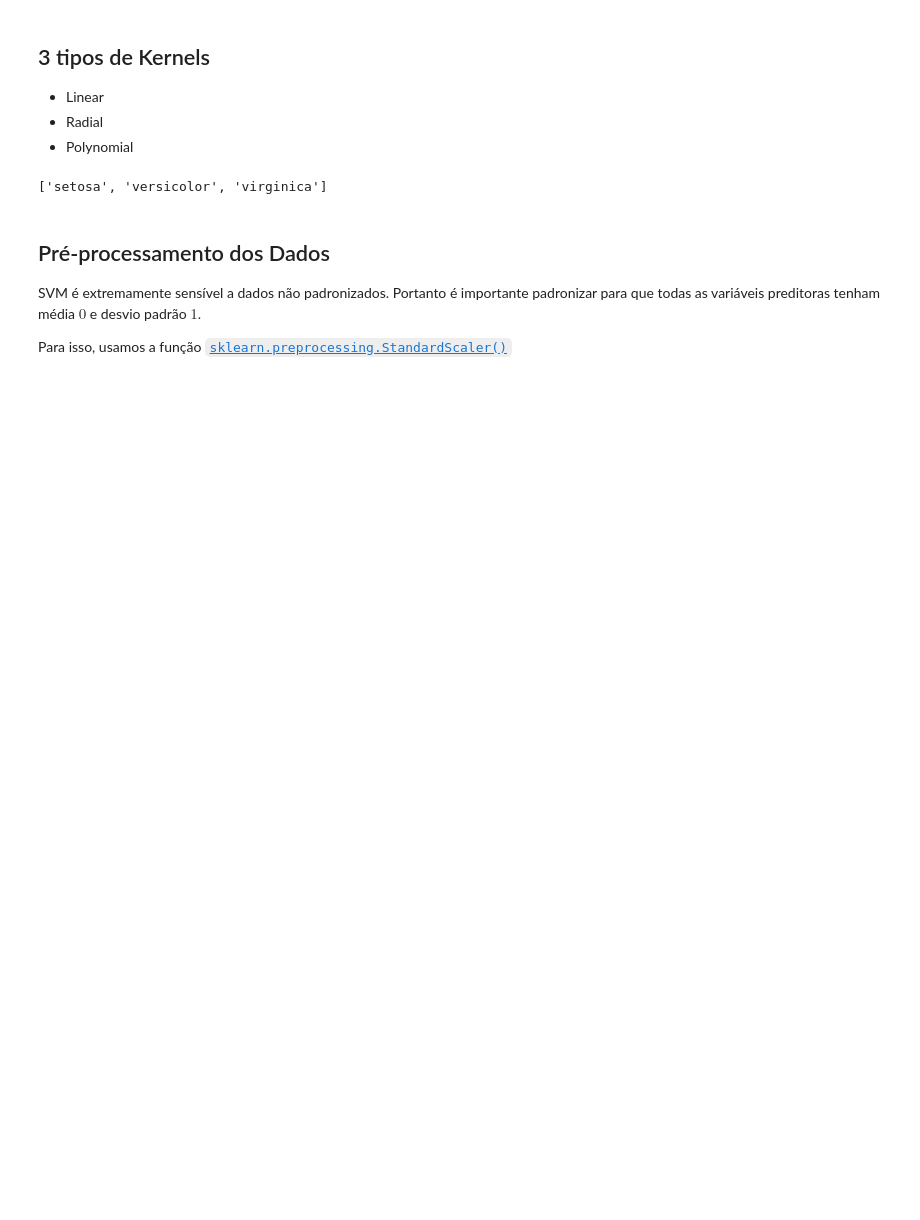
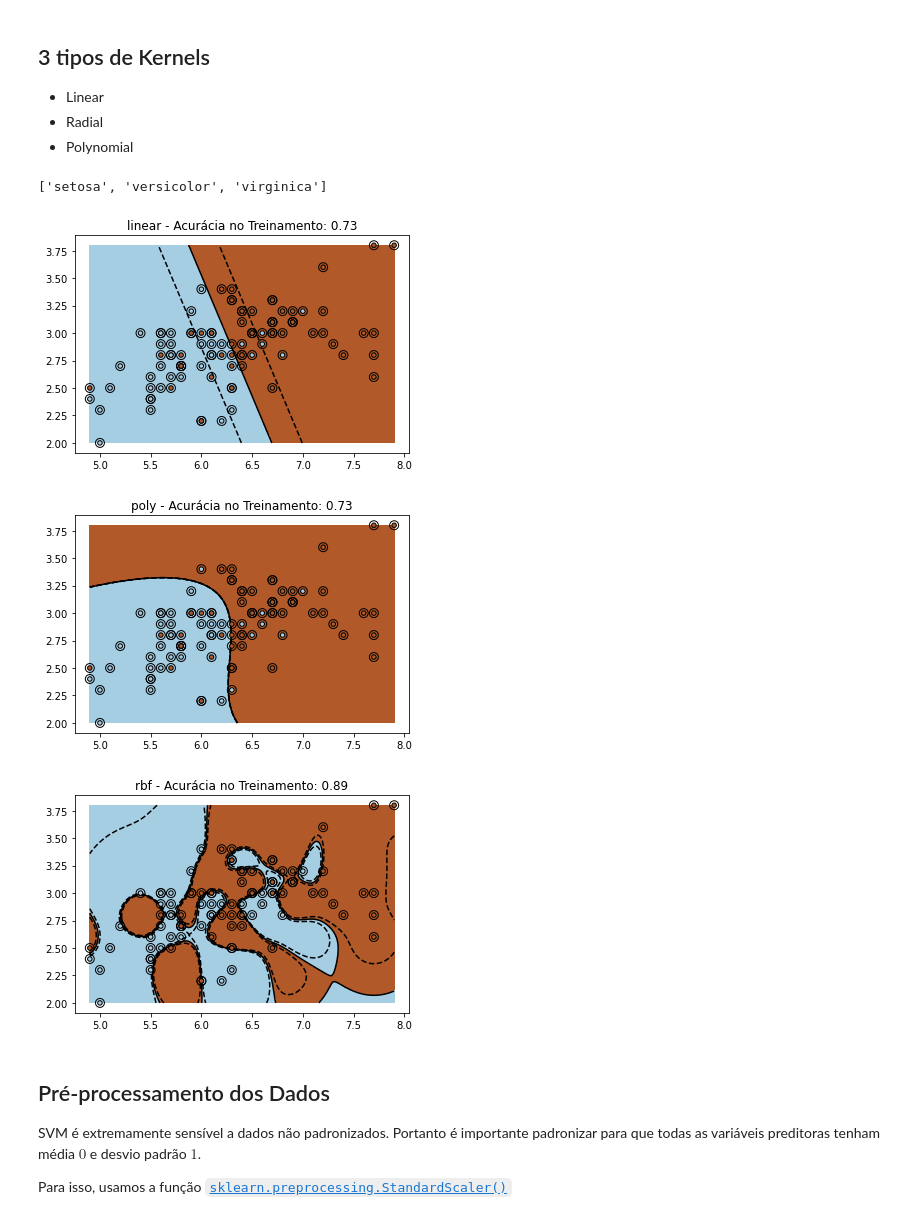
Before and after one commit to storopoli/ciencia-de-dados, a Jupyter notebook: notebooks/Aula_13_Support_Vector_Machines.ipynb, the cells around one changed output. Saved outputs shown, nothing was run; the diff lists cells and outputs as text; code cells hidden in the pictures; blank space fills up the shorter version.

```diff
--- a/notebooks/Aula_13_Support_Vector_Machines.ipynb
+++ b/notebooks/Aula_13_Support_Vector_Machines.ipynb
@@ -95,34 +95,38 @@ for kernel in ['linear', 'poly', 'rbf']:  # rbf - radial basis function
 
     plt.figure()
     plt.clf()
     plt.scatter(X[:, 0], X[:, 1], c=y, zorder=10, cmap=plt.cm.Paired,
                 edgecolor='k', s=20)
 
     # Denotar com circulo o test set
     plt.scatter(X[:, 0], X[:, 1], s=80, facecolors='none',
                 zorder=10, edgecolor='k')
 
     plt.axis('tight')
     x_min = X[:, 0].min()
     x_max = X[:, 0].max()
     y_min = X[:, 1].min()
     y_max = X[:, 1].max()
 
     XX, YY = np.mgrid[x_min:x_max:200j, y_min:y_max:200j]
     Z = clf.decision_function(np.c_[XX.ravel(), YY.ravel()])
 
     # Colocar o resultado num plot colorido
     Z = Z.reshape(XX.shape)
-    plt.pcolormesh(XX, YY, Z > 0, cmap=plt.cm.Paired)
+    plt.pcolormesh(XX, YY, Z > 0, cmap=plt.cm.Paired, shading='auto')
     plt.contour(XX, YY, Z, colors=['k', 'k', 'k'],
                 linestyles=['--', '-', '--'], levels=[-.5, 0, .5])
 
     # Gerar previsoes no Train Set
     y_pred = clf.predict(X)
     acc = round(accuracy_score(y, y_pred), 3)
 
     plt.title(kernel + f" - Acurácia no Treinamento: {acc}")
 plt.show()
+# %% [output]
+[figure, added]
+[figure, added]
+[figure, added]
 # %% [markdown]
 ## Pré-processamento dos Dados
 
```
Also changed, not shown: parts of 9 cells of this notebook.
